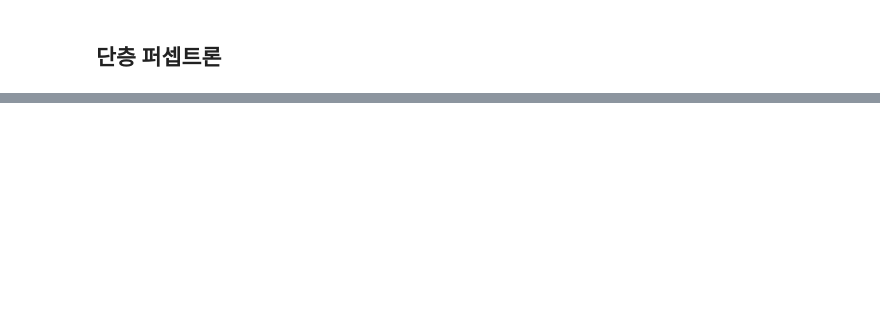
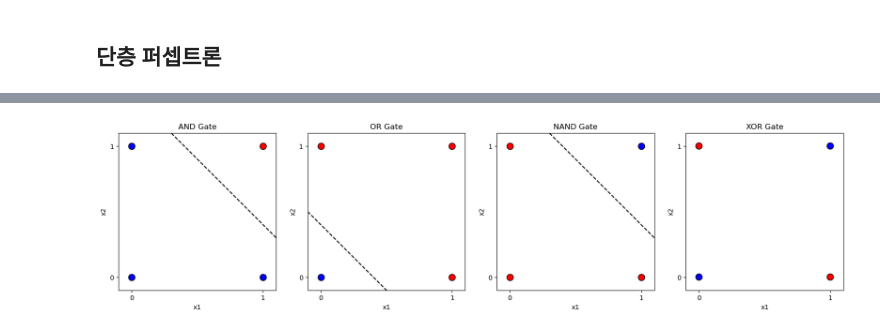
Before and after one commit to WHwi99/StudyNote, a Jupyter notebook: 06_DEEP_LEARNING_BASIC/01_perceptron.ipynb, the cells around one changed output, grey strips where cells are left out. Drawn from its saved outputs; the diff is of its cells as text; code cells hidden in the pictures; blank space fills up the shorter version.

```diff
--- a/06_DEEP_LEARNING_BASIC/01_perceptron.ipynb
+++ b/06_DEEP_LEARNING_BASIC/01_perceptron.ipynb
@@ -133,0 +166,8 @@ XOR 문제와 같이 선형 분리가 불가능한 문제는 단일 퍼셉트론
+# %%
+# or_gate 0 1 1 1
+# 두 입력 중 하나만 1이어도 출력이 1이 되도록 문턱 값(bias)를 비교적 낮게 잡은 퍼셉트론
+or_gate = Perceptron(W = [0.5, 0.5], b = -0.2)
+
+for X in test_input:
+    pred = or_gate(X)
+    print(f'{X = } -> {pred = }')
@@ -133,0 +179,8 @@ XOR 문제와 같이 선형 분리가 불가능한 문제는 단일 퍼셉트론
+# %%
+# nand_gate 1 1 1 0
+# AND의 반대 결과가 나오도록 가중치를 음수로 두고 bias를 양수로 설정한 퍼셉트론
+nand_gate = Perceptron(W = [-0.5, -0.5], b = 0.7)
+
+for X in test_input:
+    pred = nand_gate(X)
+    print(f'{X = } -> {pred = }')
@@ -134,3 +192,68 @@ XOR 문제와 같이 선형 분리가 불가능한 문제는 단일 퍼셉트론
+# %%
+# 시각화
+import matplotlib.pyplot as plt
+
+inputs = [(0, 0), (0, 1), (1, 0), (1, 1)]
+gates = {
+    'AND': and_gate,
+    'OR': or_gate,
+    'NAND': nand_gate,
+    'XOR': None
+}
+
+fig, axes = plt.subplots(1, 4, figsize=(20, 5))
+
+for i, (gate_name, perceptron) in enumerate(gates.items()):
+    ax = axes[i]
+
+    # x/y축 범위
+    ax.set_xlim(-0.1, 1.1)
+    ax.set_ylim(-0.1, 1.1)
+
+    # tick 단순화
+    ax.set_xticks([0, 1])
+    ax.set_yticks([0, 1])
+
+    ax.set_xlabel('x1')
+    ax.set_ylabel('x2')
+    ax.set_title(f'{gate_name} Gate')
+    ax.set_aspect('equal')
+
+    # XOR는 단일 퍼셉트론으로 결정경계를 만들 수 없으므로
+    # 실제 정답 배치만 시각화
+    if perceptron is None:
+        ax.scatter(
+            [0, 0, 1, 1],
+            [0, 1, 0, 1],
+            c=['blue', 'red', 'red', 'blue'],
+            s=100,
+            edgecolor='k'
+        )
+        continue
+
+    # 현재 퍼셉트론의 예측 결과
+    outputs = [perceptron(X) for X in inputs]
+
+    # 출력 1은 red, 출력 0은 blue로 표시
+    for (x1, x2), y in zip(inputs, outputs):
+        ax.scatter(x1, x2, c='red' if y == 1 else 'blue', s=100, edgecolor='k')
+
+    # 결정경계
+    # w1*x1 + w2*x2 + b = 0
+    # x2 = (-w1*x1 - b) / w2
+    x1_vals = np.linspace(-0.1, 1.1, 100)
+
+    if perceptron.W[1] != 0:
+        x2_vals = (-perceptron.W[0] * x1_vals - perceptron.b) / perceptron.W[1]
+        ax.plot(x1_vals, x2_vals, 'k--')
+    else:
+        # w2가 0이면 수직선 형태
+        x_const = -perceptron.b / perceptron.W[0]
+        ax.axvline(x=x_const, linestyle='--', color='k')
+
+plt.show()
+# %% [output]
+[figure, added]
 # %% [markdown]
 ## 다층 퍼셉트론(Multi-Layer Perceptron, MLP)
 단층 퍼셉트론의 한계를 극복하기 위해 여러 개의 퍼셉트론을 쌓아올린 형태
```
Also changed, not shown: parts of 8 cells of this notebook, 12 other files.
